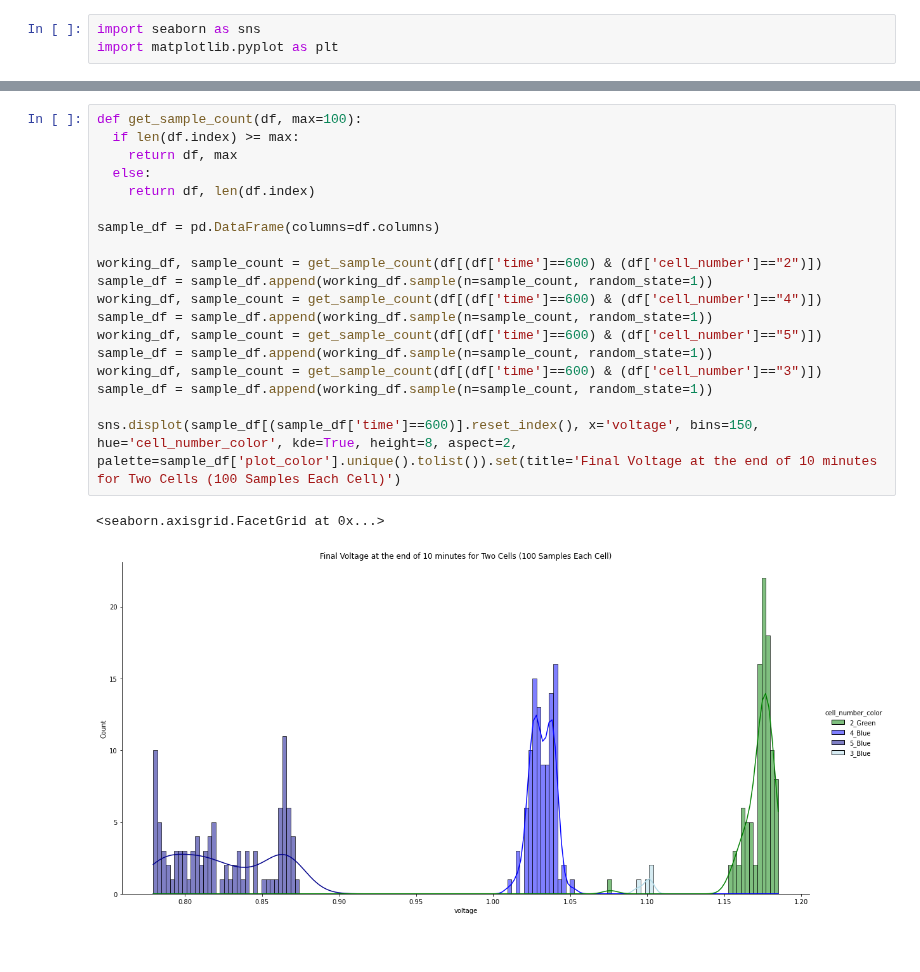
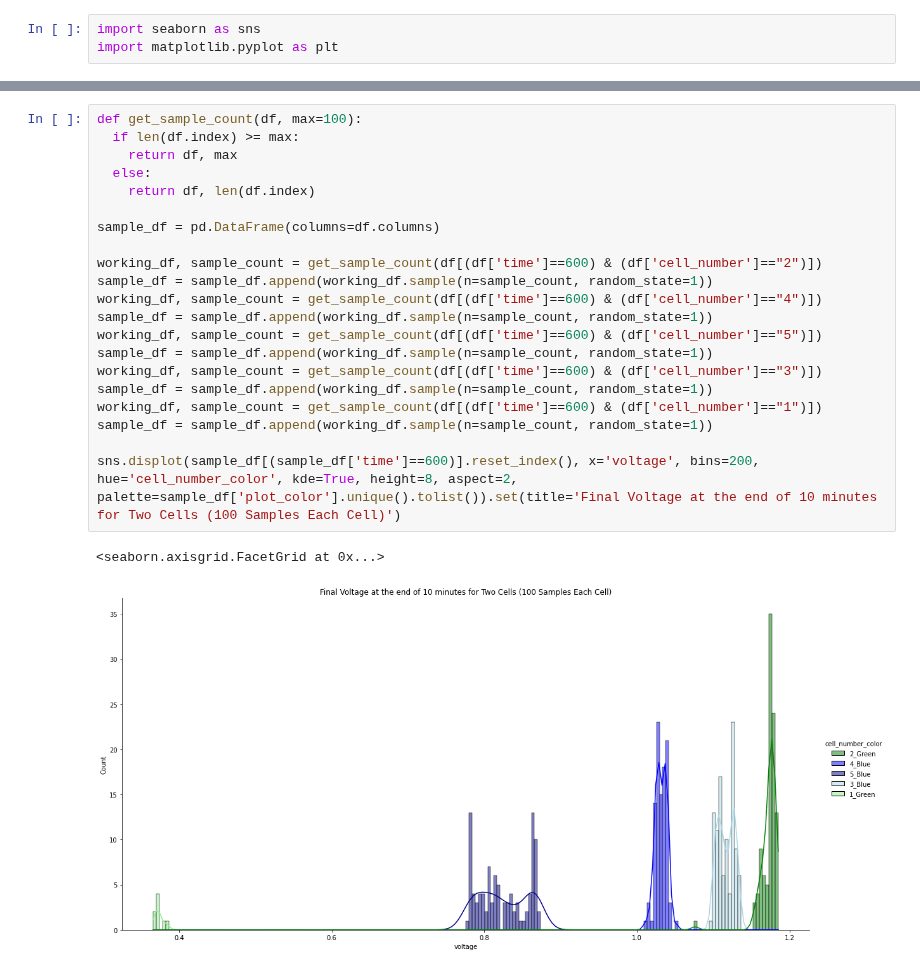
Before and after one commit to darkmatter2222/Nuclear-Battery, a Jupyter notebook: NuclearBatteryAnalysis .ipynb, the cells around one changed output, grey strips where cells are left out. Drawn from its saved outputs; the diff is of its cells as text.

```diff
--- a/NuclearBatteryAnalysis .ipynb
+++ b/NuclearBatteryAnalysis .ipynb
@@ -63,25 +63,27 @@ Text(0.5, 1.0, 'Cell Test Count')
 # %%
 def get_sample_count(df, max=100):
   if len(df.index) >= max:
     return df, max
   else:
     return df, len(df.index)
 
 sample_df = pd.DataFrame(columns=df.columns)
 
 working_df, sample_count = get_sample_count(df[(df['time']==600) & (df['cell_number']=="2")])
 sample_df = sample_df.append(working_df.sample(n=sample_count, random_state=1))
 working_df, sample_count = get_sample_count(df[(df['time']==600) & (df['cell_number']=="4")])
 sample_df = sample_df.append(working_df.sample(n=sample_count, random_state=1))
 working_df, sample_count = get_sample_count(df[(df['time']==600) & (df['cell_number']=="5")])
 sample_df = sample_df.append(working_df.sample(n=sample_count, random_state=1))
 working_df, sample_count = get_sample_count(df[(df['time']==600) & (df['cell_number']=="3")])
 sample_df = sample_df.append(working_df.sample(n=sample_count, random_state=1))
+working_df, sample_count = get_sample_count(df[(df['time']==600) & (df['cell_number']=="1")])
+sample_df = sample_df.append(working_df.sample(n=sample_count, random_state=1))
 
-sns.displot(sample_df[(sample_df['time']==600)].reset_index(), x='voltage', bins=150, hue='cell_number_color', kde=True, height=8, aspect=2, palette=sample_df['plot_color'].unique().tolist()).set(title='Final Voltage at the end of 10 minutes for Two Cells (100 Samples Each Cell)')
+sns.displot(sample_df[(sample_df['time']==600)].reset_index(), x='voltage', bins=200, hue='cell_number_color', kde=True, height=8, aspect=2, palette=sample_df['plot_color'].unique().tolist()).set(title='Final Voltage at the end of 10 minutes for Two Cells (100 Samples Each Cell)')
 # %% [output]
 <seaborn.axisgrid.FacetGrid at 0x...>
-[figure, old version]
+[figure, new version]
 # %%
 sample_run = df[['time_of_test', 'voltage', 'time', 'plot_color', 'cell_number_color']].sort_values(by='time', ascending=True).reset_index()
 plt.figure(figsize=(16,10))
```
Also changed, not shown: parts of 3 cells of this notebook.
